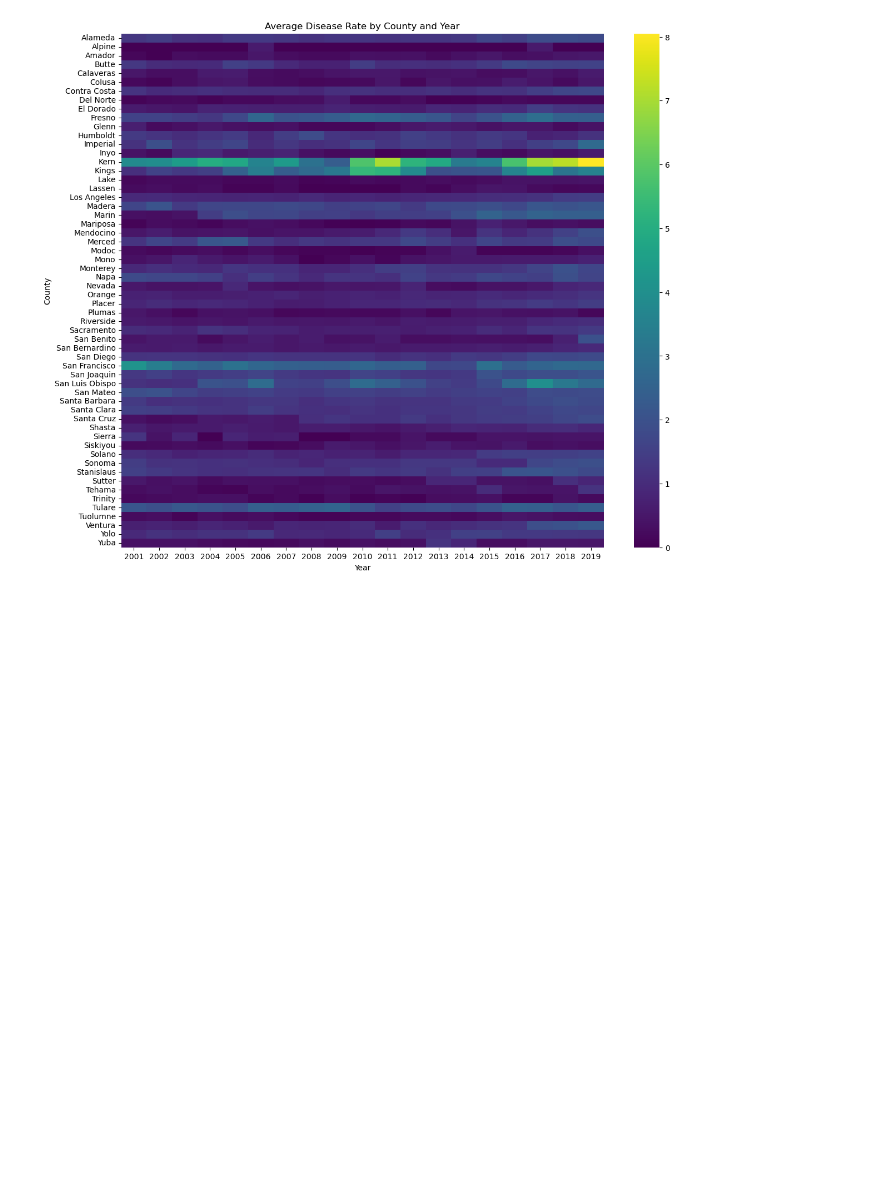
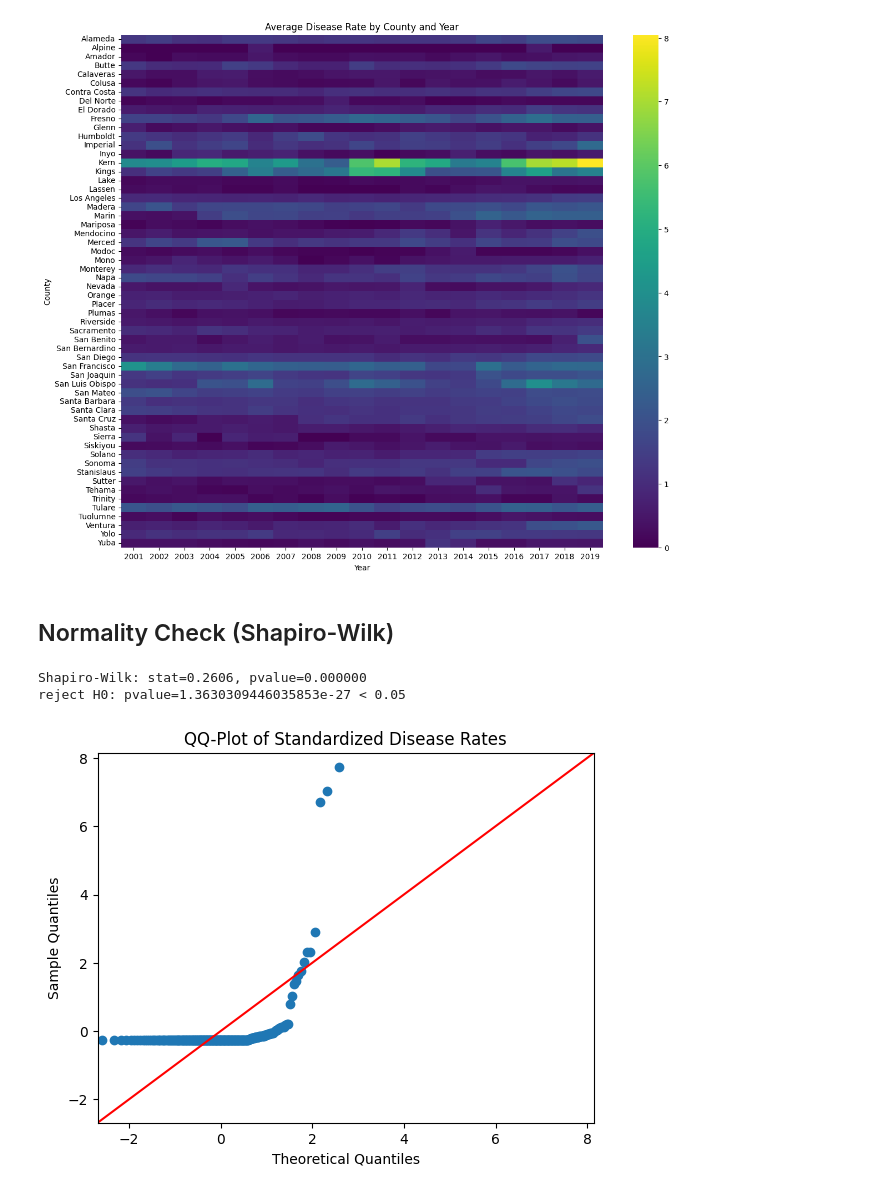
Before and after one commit to kzambani/math189final, a Jupyter notebook: main.ipynb, the cells around one changed output. Cells and saved outputs as stored; diff of their text form; code cells hidden in the pictures; blank space fills up the shorter version.

```diff
--- a/main.ipynb
+++ b/main.ipynb
@@ -8,3 +14,12 @@ import seaborn as sns
+# %%
+def decision(pvalue, alpha):
+    if pvalue < alpha:
+        print(f'reject H0: pvalue={pvalue} < {alpha}')
+    else:
+        print(f'fail to reject H0: pvalue={pvalue} >= {alpha}')
+
+def standardize(X):
+    return (X - X.mean()) / X.std()
 # %%
 ### DATA CLEANING ###
 # %%
@@ -426,3 +369,22 @@ plt.title("Average Disease Rate by County and Year")
 plt.show()
 # %% [output]
 [figure]
+# %% [markdown]
+## Normality Check (Shapiro-Wilk)
+# %%
+alpha = 0.05
+
+sample_rates = (diseases["Rate"].dropna().sample(min(len(diseases), 200), random_state=42))
+
+shapiro_stat, shapiro_pvalue = stats.shapiro(standardize(sample_rates))
+print(f"Shapiro-Wilk: stat={shapiro_stat:.4f}, pvalue={shapiro_pvalue:.6f}")
+decision(shapiro_pvalue, alpha)
+# %% [output]
+Shapiro-Wilk: stat=0.2606, pvalue=0.000000
+reject H0: pvalue=1.3630309446035853e-27 < 0.05
+# %%
+sm.qqplot(standardize(sample_rates), stats.norm, line='45')
+plt.title("QQ-Plot of Standardized Disease Rates")
+plt.show()
+# %% [output]
+[figure, added]
```
Also changed, not shown: parts of 30 cells of this notebook.
